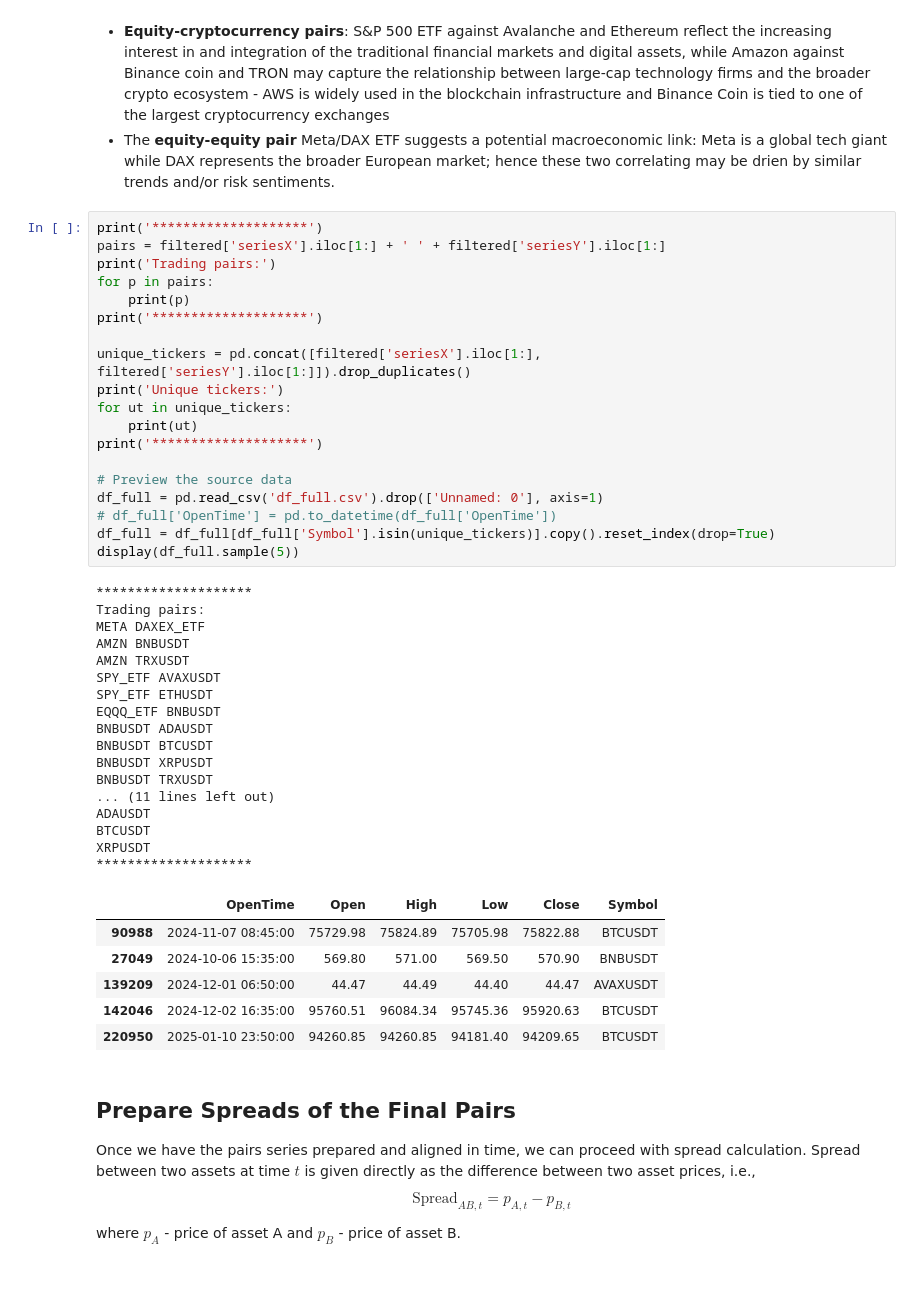
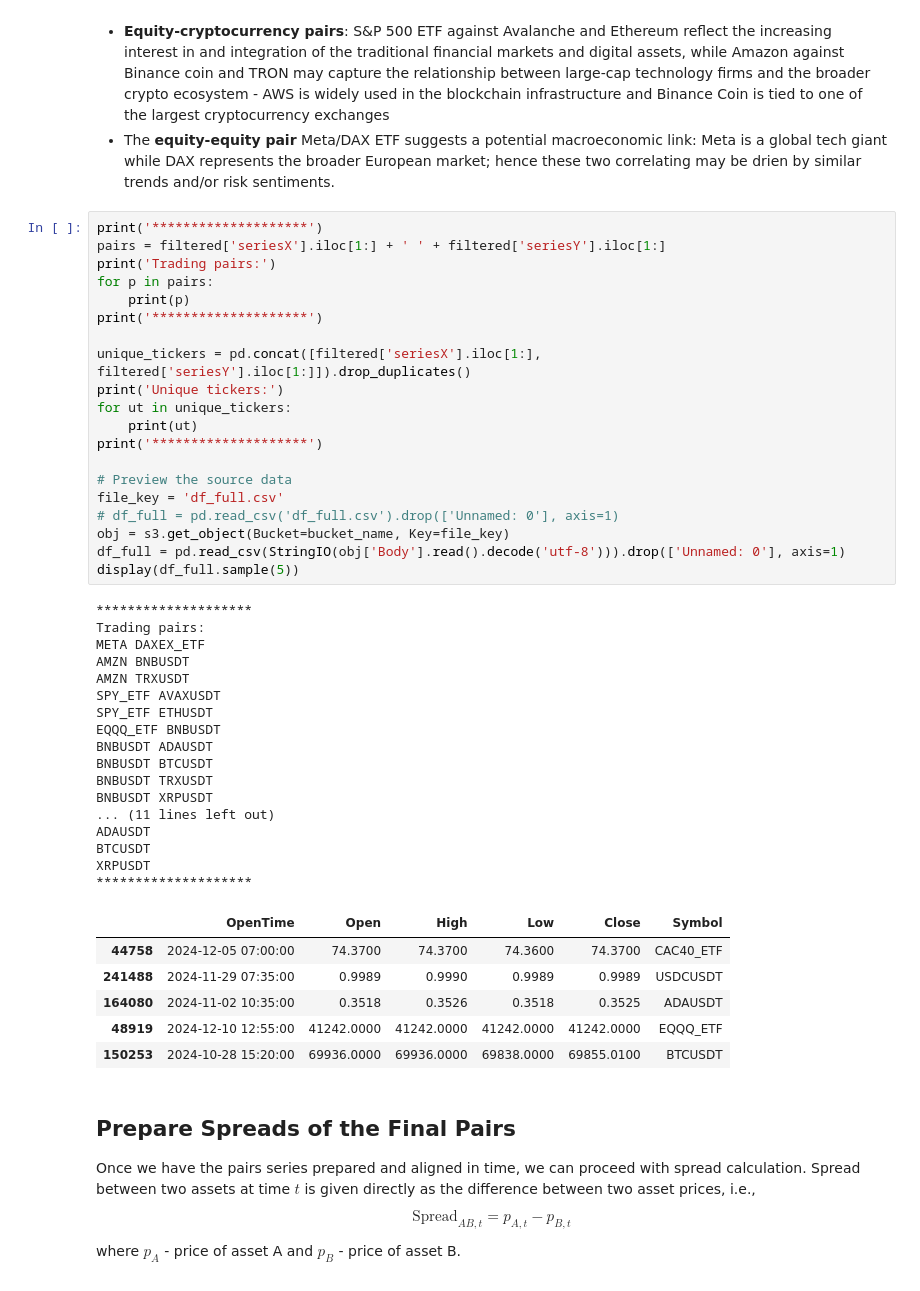
Before and after one commit to nite4/mscfe-masters-project, a Jupyter notebook: src/modeling.ipynb, the cells around one changed output. Cells and saved outputs as stored; diff of their text form.

```diff
--- a/src/modeling.ipynb
+++ b/src/modeling.ipynb
@@ -50,42 +86,43 @@ print('Trading pairs:')
 for p in pairs:
     print(p)
 print('********************')
 
 unique_tickers = pd.concat([filtered['seriesX'].iloc[1:], filtered['seriesY'].iloc[1:]]).drop_duplicates()
 print('Unique tickers:')
 for ut in unique_tickers:
     print(ut)
 print('********************')
 
 # Preview the source data
-df_full = pd.read_csv('df_full.csv').drop(['Unnamed: 0'], axis=1)
-# df_full['OpenTime'] = pd.to_datetime(df_full['OpenTime'])
-df_full = df_full[df_full['Symbol'].isin(unique_tickers)].copy().reset_index(drop=True)
+file_key = 'df_full.csv'
+# df_full = pd.read_csv('df_full.csv').drop(['Unnamed: 0'], axis=1)
+obj = s3.get_object(Bucket=bucket_name, Key=file_key)
+df_full = pd.read_csv(StringIO(obj['Body'].read().decode('utf-8'))).drop(['Unnamed: 0'], axis=1)
 display(df_full.sample(5))
 # %% [output]
 ********************
 Trading pairs:
 META DAXEX_ETF
 AMZN BNBUSDT
 AMZN TRXUSDT
 SPY_ETF AVAXUSDT
 SPY_ETF ETHUSDT
 EQQQ_ETF BNBUSDT
 BNBUSDT ADAUSDT
 BNBUSDT BTCUSDT
+BNBUSDT TRXUSDT
 BNBUSDT XRPUSDT
-BNBUSDT TRXUSDT
 ... (11 lines left out)
 ADAUSDT
 BTCUSDT
 XRPUSDT
 ********************
 |  | OpenTime | Open | High | Low | Close | Symbol |
-| 90988 | 2024-11-07 08:45:00 | 75729.98 | 75824.89 | 75705.98 | 75822.88 | BTCUSDT |
-| 27049 | 2024-10-06 15:35:00 | 569.80 | 571.00 | 569.50 | 570.90 | BNBUSDT |
-| 139209 | 2024-12-01 06:50:00 | 44.47 | 44.49 | 44.40 | 44.47 | AVAXUSDT |
-| 142046 | 2024-12-02 16:35:00 | 95760.51 | 96084.34 | 95745.36 | 95920.63 | BTCUSDT |
-| 220950 | 2025-01-10 23:50:00 | 94260.85 | 94260.85 | 94181.40 | 94209.65 | BTCUSDT |
+| 44758 | 2024-12-05 07:00:00 | 74.3700 | 74.3700 | 74.3600 | 74.3700 | CAC40_ETF |
+| 241488 | 2024-11-29 07:35:00 | 0.9989 | 0.9990 | 0.9989 | 0.9989 | USDCUSDT |
+| 164080 | 2024-11-02 10:35:00 | 0.3518 | 0.3526 | 0.3518 | 0.3525 | ADAUSDT |
+| 48919 | 2024-12-10 12:55:00 | 41242.0000 | 41242.0000 | 41242.0000 | 41242.0000 | EQQQ_ETF |
+| 150253 | 2024-10-28 15:20:00 | 69936.0000 | 69936.0000 | 69838.0000 | 69855.0100 | BTCUSDT |
 # %% [markdown]
 ## Prepare Spreads of the Final Pairs
 
```
Also changed, not shown: parts of 8 cells of this notebook, 4 other files.
